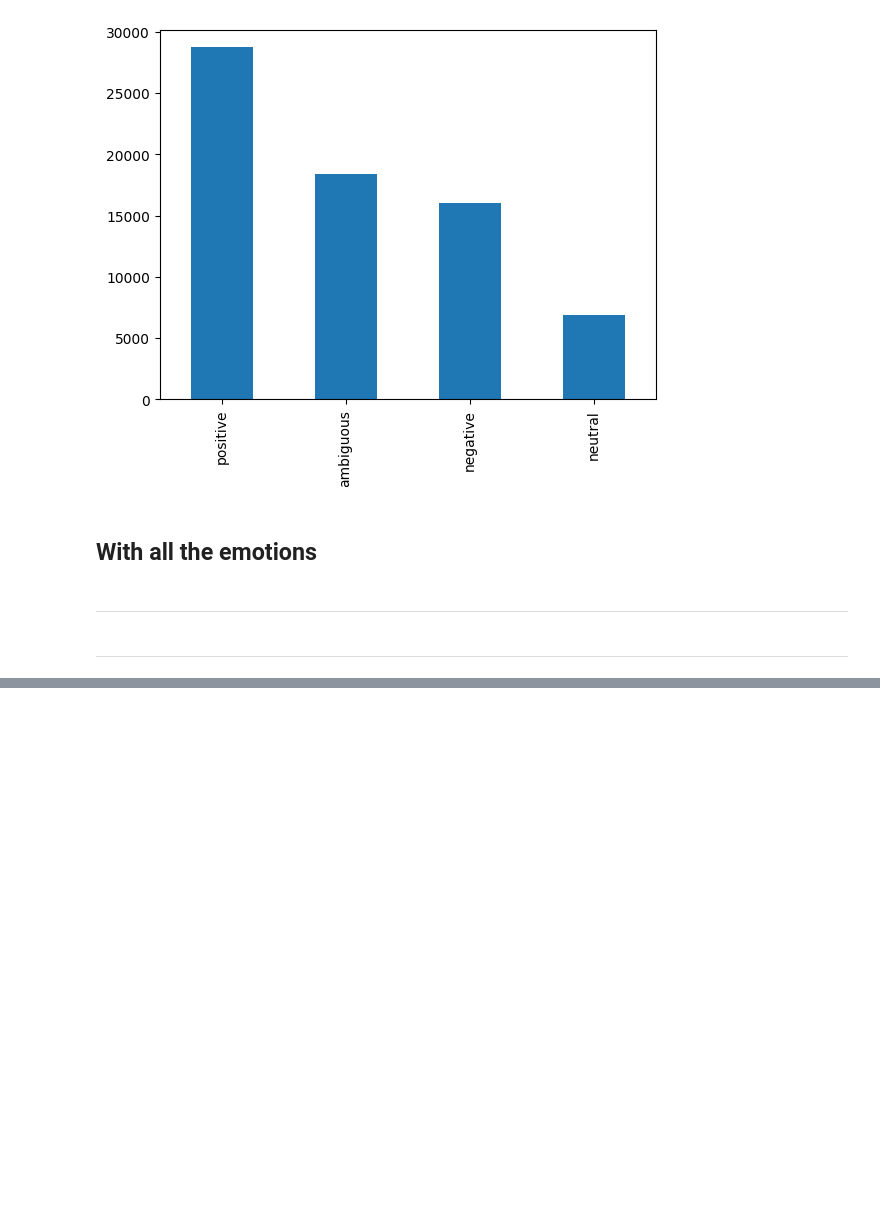
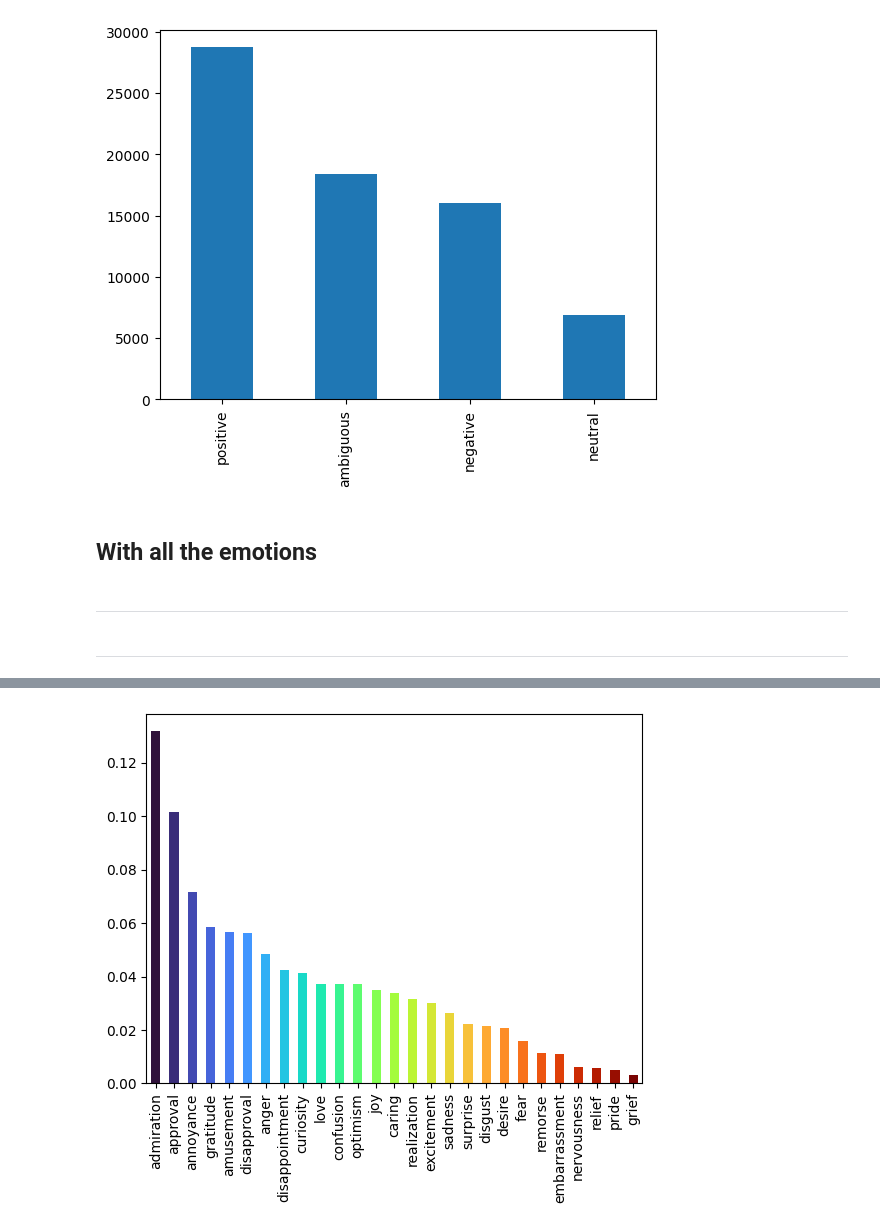
Before and after one commit to sassoncharlotte/nlp-intent-classification, a Jupyter notebook: data_analysis.ipynb, the cells around one changed output, grey strips where cells are left out. Saved outputs shown, nothing was run; the diff lists cells and outputs as text; code cells hidden in the pictures; blank space fills up the shorter version.

```diff
--- a/data_analysis.ipynb
+++ b/data_analysis.ipynb
@@ -90,0 +91,11 @@ df_class_count.plot(kind='bar')
+# %%
+import matplotlib.pyplot as plt
+import numpy as np
+
+cmap = plt.get_cmap('turbo')
+df_class_percent = df_class_count/len(df)
+ax = df_class_percent.plot(kind='bar', color=cmap(np.linspace(0, 1, len(df_class_count))))
+#df_class_count.plot(kind='bar')
+plt.show()
+# %% [output]
+[figure, added]
```
Also changed, not shown: parts of 4 cells of this notebook.
